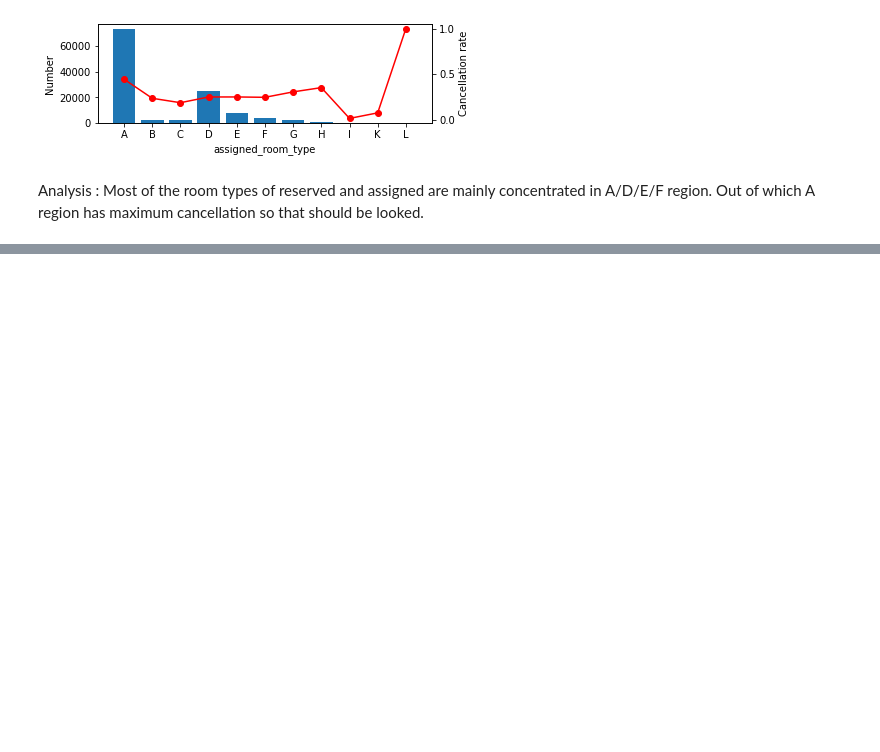
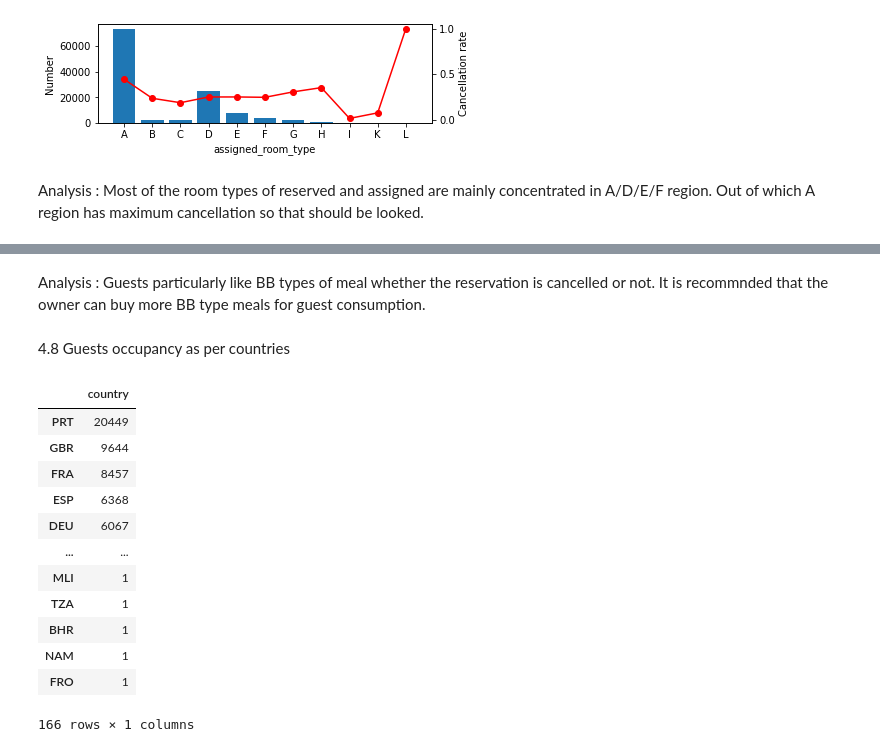
Before and after one commit to Learner890/Hotel-Booking-Analysis, a Jupyter notebook: Copy_of_Hotel_Booking_Analysis_Capstone_Project.ipynb, the cells around one changed output, grey strips where cells are left out. Cells and saved outputs as stored; diff of their text form; code cells hidden in the pictures; blank space fills up the shorter version.

```diff
--- a/Copy_of_Hotel_Booking_Analysis_Capstone_Project.ipynb
+++ b/Copy_of_Hotel_Booking_Analysis_Capstone_Project.ipynb
@@ -306,0 +378,21 @@ Analysis : Most of the room types of reserved and assigned are mainly concentrat
+# %% [markdown]
+Analysis : Guests particularly like BB types of meal whether the reservation is cancelled or not. It is recommnded that the owner can buy more BB type meals for guest consumption.
+# %% [markdown]
+4.8 Guests occupancy as per countries
+# %%
+country_df=pd.DataFrame(Hotel_bk_df_1.loc[Hotel_bk_df_1['is_canceled']==0]['country'].value_counts())
+country_df
+# %% [output]
+|  | country |
+| PRT | 20449 |
+| GBR | 9644 |
+| FRA | 8457 |
+| ESP | 6368 |
+| DEU | 6067 |
+| ... | ... |
+| MLI | 1 |
+| TZA | 1 |
+| BHR | 1 |
+| NAM | 1 |
+| FRO | 1 |
+166 rows × 1 columns
```
Also changed, not shown: parts of 13 cells of this notebook.
